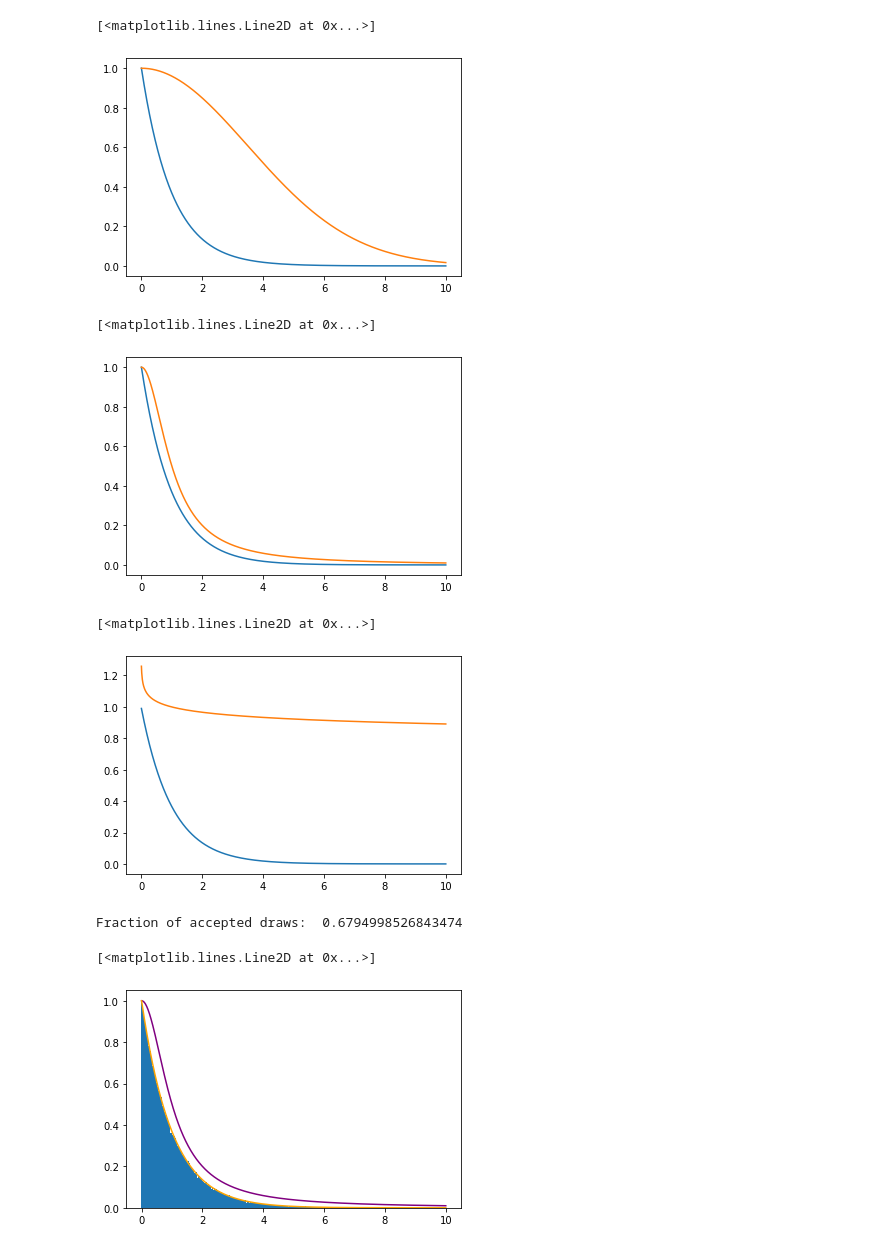
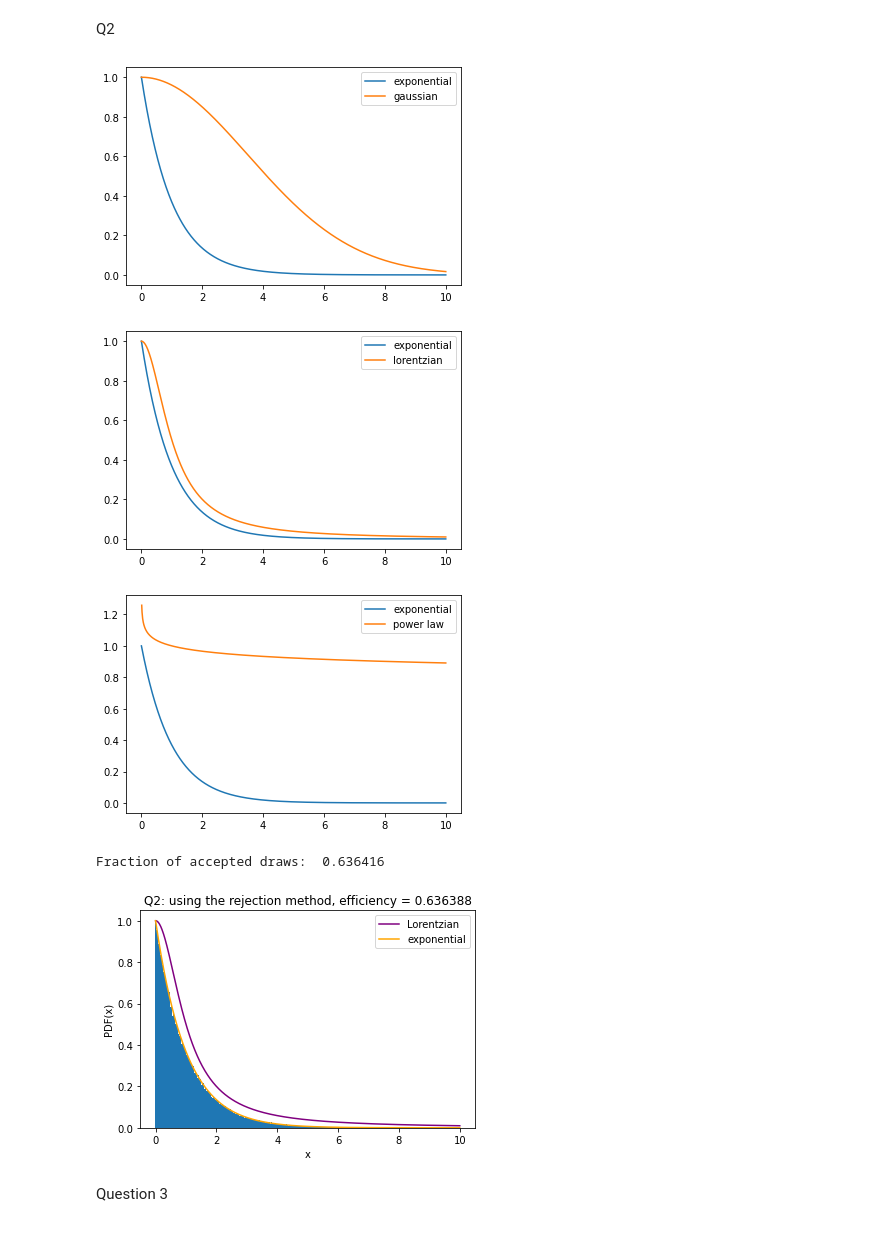
Before and after one commit to n-desjardins/phys512-2022, a Jupyter notebook: PSET7/pset7_notebook.ipynb, the cells around one changed output. Cells and saved outputs as stored; diff of their text form; code cells hidden in the pictures.

```diff
--- a/PSET7/pset7_notebook.ipynb
+++ b/PSET7/pset7_notebook.ipynb
@@ -5,9 +45,11 @@ from numpy.random import standard_cauchy
+# %% [markdown]
+Q2
 # %%
 x = np.linspace(0,10,1000)
 # %%
 def gaussian(x,a,mu,sig):
     return np.exp(-0.5*(x-mu)**2/sig**2)
 # %%
-def lorentzian(x,a):
-    return a/(1+x**2)
+def lorentzian(x):
+    return 1/(1+1*x**2)
 # %%
@@ -17,41 +59,48 @@ def power(x,a,b):
 # %%
-plt.plot(x,np.exp(-x))
-plt.plot(x,gaussian(x,1,0,3.5))
+plt.plot(x,np.exp(-x), label="exponential")
+plt.plot(x,gaussian(x,1,0,3.5), label="gaussian")
+plt.legend()
+plt.savefig("exp.png")
 # %% [output]
-[<matplotlib.lines.Line2D at 0x...>]
-[figure, old version]
+[figure, new version]
 # %%
-plt.plot(x,np.exp(-x))
-plt.plot(x,lorentzian(x,1))
+plt.plot(x,np.exp(-x), label="exponential")
+plt.plot(x,lorentzian(x), label="lorentzian")
+plt.legend()
+plt.savefig("lorentz.png")
 # %% [output]
-[<matplotlib.lines.Line2D at 0x...>]
-[figure, old version]
+[figure, new version]
 # %%
-plt.plot(x[1:],np.exp(-x[1:]))
-plt.plot(x[1:],power(x[1:],1,1))
+plt.plot(x,np.exp(-x), label="exponential")
+plt.plot(x,power(x), label="power law")
+plt.legend()
+plt.savefig("power.png")
 # %% [output]
-[<matplotlib.lines.Line2D at 0x...>]
-[figure, old version]
+[figure, new version]
 # %%
 N = 1000000
 z = abs(standard_cauchy(N))
-z = z[z <= 10]
-N = len(z)
-qz = lorentzian(z,1)
+qz = lorentzian(z)
 pz = np.exp(-z)
 u = np.random.rand(N)*qz
 accept = u<=pz
 z = z[accept]
 
 print("Fraction of accepted draws: ",np.mean(accept))
 a,b=np.histogram(z, bins=x)
 plt.bar(b[0:-1],a/np.max(a), width=x[1]-x[0])
-plt.plot(x, lorentzian(x,1), color = "purple")
-plt.plot(x, np.exp(-x), color = "orange")
+plt.plot(x, lorentzian(x), color = "purple", label="Lorentzian")
+plt.plot(x, np.exp(-x), color = "orange", label="exponential")
+plt.title("Q2: using the rejection method, efficiency = 0.636388")
+plt.xlabel("x")
+plt.ylabel("PDF(x)")
+plt.legend()
+plt.savefig("Q2.png")
 # %% [output]
-Fraction of accepted draws:  0.6794998526843474
+Fraction of accepted draws:  0.636416
-[<matplotlib.lines.Line2D at 0x...>]
-[figure, old version]
+[figure, new version]
+# %% [markdown]
+Question 3
 # %%
 N = 1000000
 u = np.random.rand(N)
```
Also changed, not shown: parts of 9 cells of this notebook.
